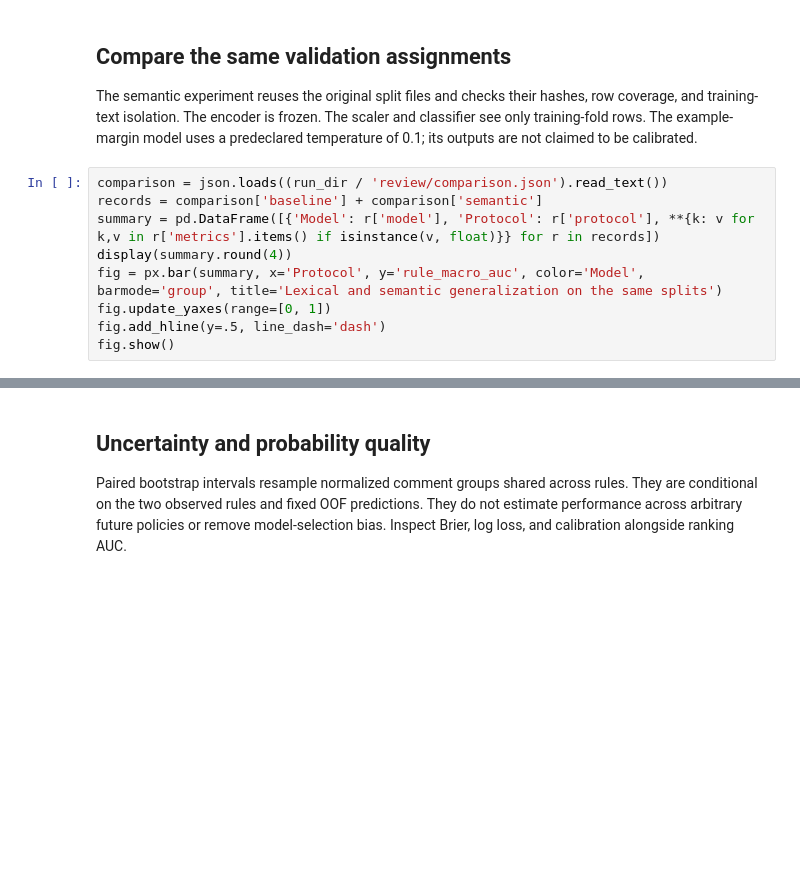
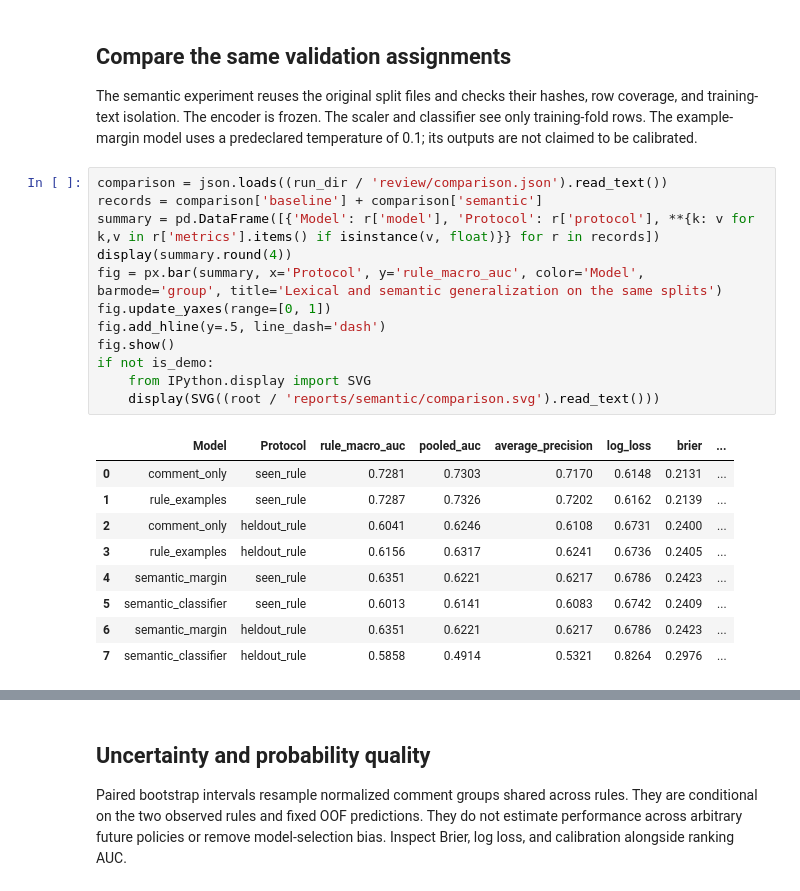
Before and after one commit to alvaromendizabal/jigsaw-rule-classifier, a Jupyter notebook: notebooks/04_semantic_benchmark.ipynb, the cells around one changed output, grey strips where cells are left out. Drawn from its saved outputs; the diff is of its cells as text; blank space fills up the shorter version.

```diff
--- a/notebooks/04_semantic_benchmark.ipynb
+++ b/notebooks/04_semantic_benchmark.ipynb
@@ -55,9 +64,22 @@ The semantic experiment reuses the original split files and checks their hashes,
 # %%
 comparison = json.loads((run_dir / 'review/comparison.json').read_text())
 records = comparison['baseline'] + comparison['semantic']
 summary = pd.DataFrame([{'Model': r['model'], 'Protocol': r['protocol'], **{k: v for k,v in r['metrics'].items() if isinstance(v, float)}} for r in records])
 display(summary.round(4))
 fig = px.bar(summary, x='Protocol', y='rule_macro_auc', color='Model', barmode='group', title='Lexical and semantic generalization on the same splits')
 fig.update_yaxes(range=[0, 1])
 fig.add_hline(y=.5, line_dash='dash')
 fig.show()
+if not is_demo:
+    from IPython.display import SVG
+    display(SVG((root / 'reports/semantic/comparison.svg').read_text()))
+# %% [output]
+|  | Model | Protocol | rule_macro_auc | pooled_auc | average_precision | log_loss | brier | ... |
+| 0 | comment_only | seen_rule | 0.7281 | 0.7303 | 0.7170 | 0.6148 | 0.2131 | ... |
+| 1 | rule_examples | seen_rule | 0.7287 | 0.7326 | 0.7202 | 0.6162 | 0.2139 | ... |
+| 2 | comment_only | heldout_rule | 0.6041 | 0.6246 | 0.6108 | 0.6731 | 0.2400 | ... |
+| 3 | rule_examples | heldout_rule | 0.6156 | 0.6317 | 0.6241 | 0.6736 | 0.2405 | ... |
+| 4 | semantic_margin | seen_rule | 0.6351 | 0.6221 | 0.6217 | 0.6786 | 0.2423 | ... |
+| 5 | semantic_classifier | seen_rule | 0.6013 | 0.6141 | 0.6083 | 0.6742 | 0.2409 | ... |
+| 6 | semantic_margin | heldout_rule | 0.6351 | 0.6221 | 0.6217 | 0.6786 | 0.2423 | ... |
+| 7 | semantic_classifier | heldout_rule | 0.5858 | 0.4914 | 0.5321 | 0.8264 | 0.2976 | ... |
```
Also changed, not shown: parts of 7 cells of this notebook, 16 other files.
